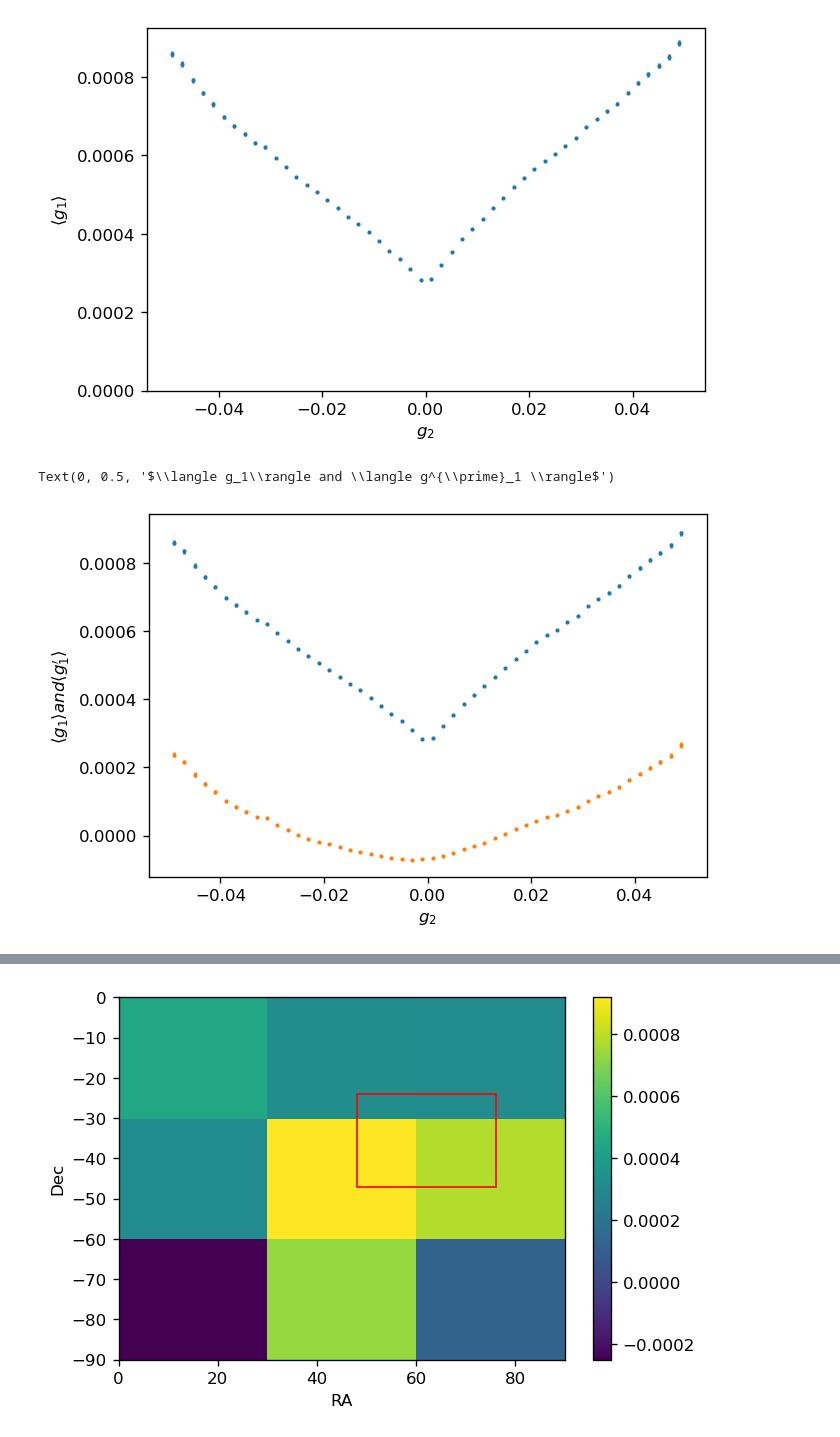
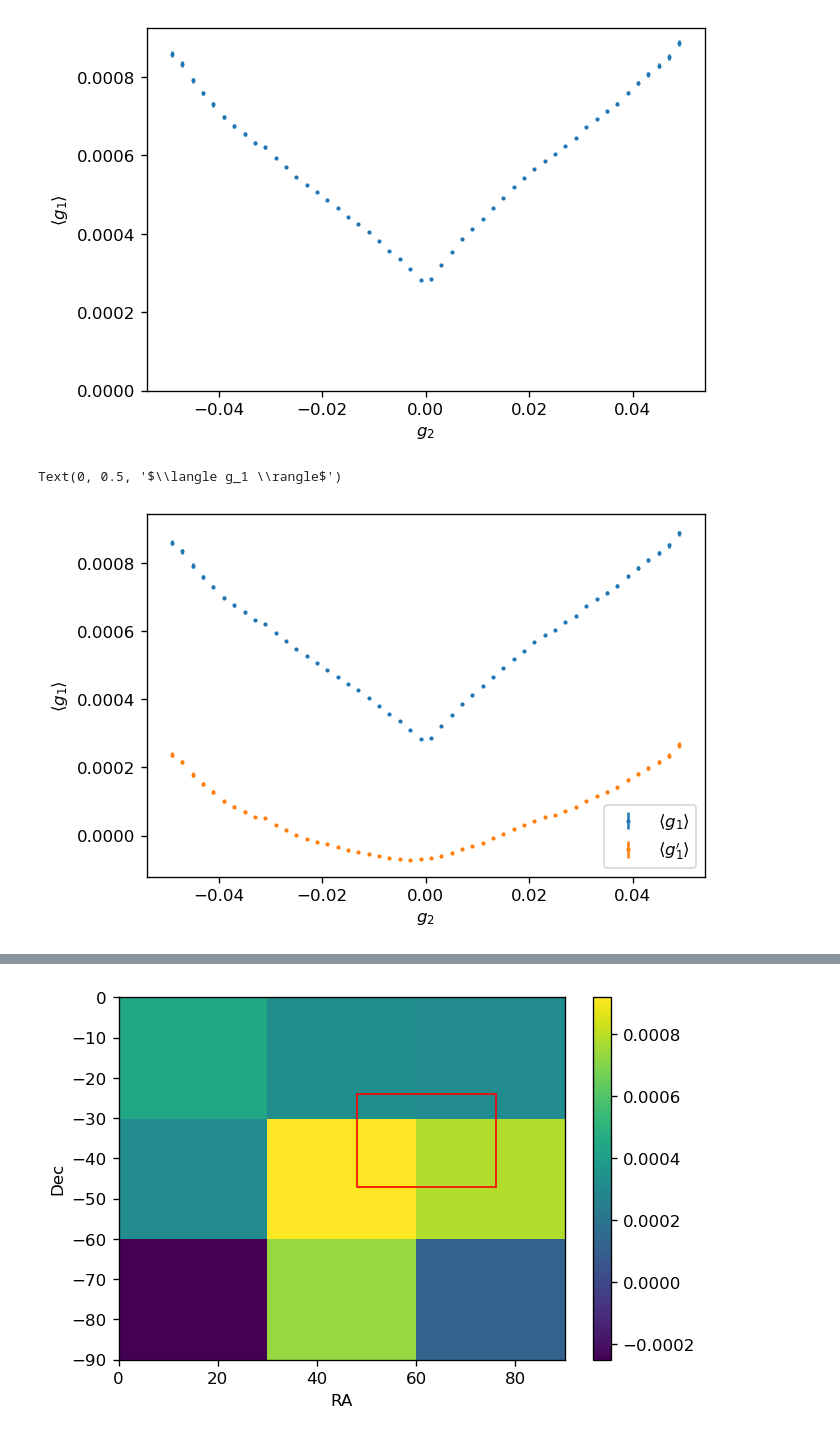
Before and after one commit to cwwalter/seagull-study, a Jupyter notebook: Seagull.ipynb, the cells around one changed output, grey strips where cells are left out. Saved outputs shown, nothing was run; the diff lists cells and outputs as text; code cells hidden in the pictures.

```diff
--- a/Seagull.ipynb
+++ b/Seagull.ipynb
@@ -12,8 +12,8 @@ import matplotlib
 import matplotlib.pyplot as plt
 import matplotlib.colors as colors
 # %%
-matplotlib.rcParams['savefig.dpi'] = 180
-matplotlib.rcParams['figure.dpi'] = 180
+matplotlib.rcParams['savefig.dpi'] = 120
+matplotlib.rcParams['figure.dpi'] = 120
 # %%
 import multiprocessing.popen_spawn_posix
 from dask.distributed import Client, LocalCluster
@@ -86,7 +86,10 @@ from hist import Hist
 
 class dask_profile:
 
-    def __init__(self, df, x_variable, y_variable, bins, lower, upper):
+    def __init__(self, df, x_variable, y_variable, bins, lower, upper, label=None):
+
+        self.label = label
+
         answer = df.map_partitions(dask_profile.multiple_histogram_profile, x_variable, y_variable, bins, lower, upper).compute().sum()
         summed = answer.view()
 
@@ -105,7 +108,7 @@ class dask_profile:
         return h
 
     def plot(self):
-        plt.errorbar(x=self.centers, y=self.mean, yerr=self.error_on_mean, fmt = '.', markersize=3)
+        plt.errorbar(x=self.centers, y=self.mean, yerr=self.error_on_mean, fmt = '.', markersize=3, label=self.label)
 # %%
 dask_profile(df, 'z', 'g1', 50, 0, 3).plot()
 
@@ -133,18 +136,19 @@ plt.ylabel(r'$\langle g_1 \rangle$');
 # %%
 slope_g1 = .00085/3 # <g1>/z
 slope_g2 = -7e-5/3 # <g2>/z
 
 df['g1_prime'] = df.g1 - slope_g1*df.z
 df['g2_prime'] = df.g2 - slope_g2*df.z
 
-dask_profile(df, 'g2', 'g1', 50, -0.05, 0.05).plot()
-dask_profile(df, 'g2', 'g1_prime', 50, -0.05, 0.05).plot()
+dask_profile(df, 'g2', 'g1', 50, -0.05, 0.05, label=r'$\langle g_1 \rangle$').plot()
+dask_profile(df, 'g2', 'g1_prime', 50, -0.05, 0.05, label=r'$\langle g^{\prime}_1 \rangle$').plot()
 
+plt.legend()
 plt.xlabel(r'$g_2$')
-plt.ylabel(r'$\langle g_1\rangle and \langle g^{\prime}_1 \rangle$')
+plt.ylabel(r'$\langle g_1 \rangle$')
 # %% [output]
-Text(0, 0.5, '$\\langle g_1\\rangle and \\langle g^{\\prime}_1 \\rangle$')
+Text(0, 0.5, '$\\langle g_1 \\rangle$')
-[figure, old version]
+[figure, new version]
 # %%
 import hvplot.dask
 import hvplot.pandas
```
Also changed, not shown: parts of 6 cells of this notebook.
